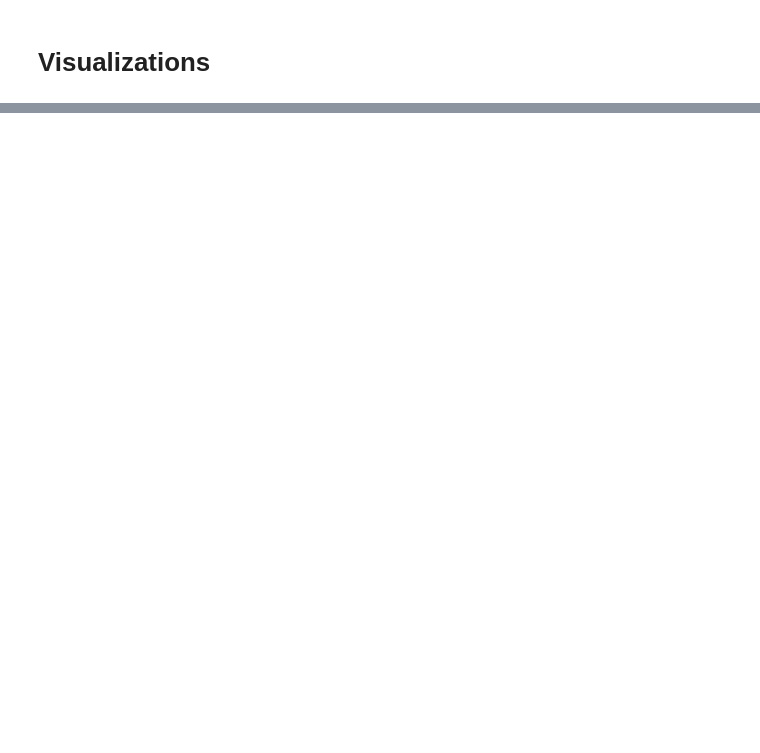
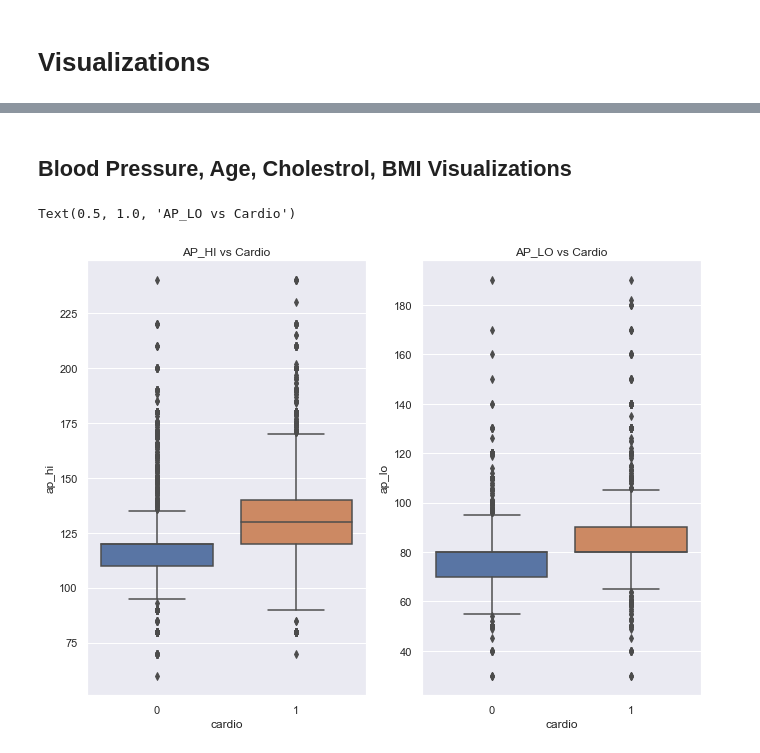
Before and after one commit to AnnikaNoren/dsc-mod-5-project-online-ds-pt-071519, a Jupyter notebook: student.ipynb, the cells around one changed output, grey strips where cells are left out. Cells and saved outputs as stored; diff of their text form; code cells hidden in the pictures; blank space fills up the shorter version.

```diff
--- a/student.ipynb
+++ b/student.ipynb
@@ -178,0 +537,2 @@ sns.countplot(x='years', hue='cardio', data = df);
+# %%
+df = df.drop(df[(df.bmi > 55)].index)
@@ -178,0 +563,9 @@ sns.countplot(x='years', hue='cardio', data = df);
+# %% [markdown]
+## Blood Pressure, Age, Cholestrol, BMI Visualizations
+# %%
+fig, axs = plt.subplots(1,2)
+sns.boxplot(x='cardio',y='ap_hi',data= df, ax=axs[0]).set_title('AP_HI vs Cardio')
+sns.boxplot(x='cardio',y='ap_lo',data= df, ax=axs[1]).set_title('AP_LO vs Cardio')
+# %% [output]
+Text(0.5, 1.0, 'AP_LO vs Cardio')
+[figure, added]
```
Also changed, not shown: parts of 206 cells of this notebook, 2 other files.
